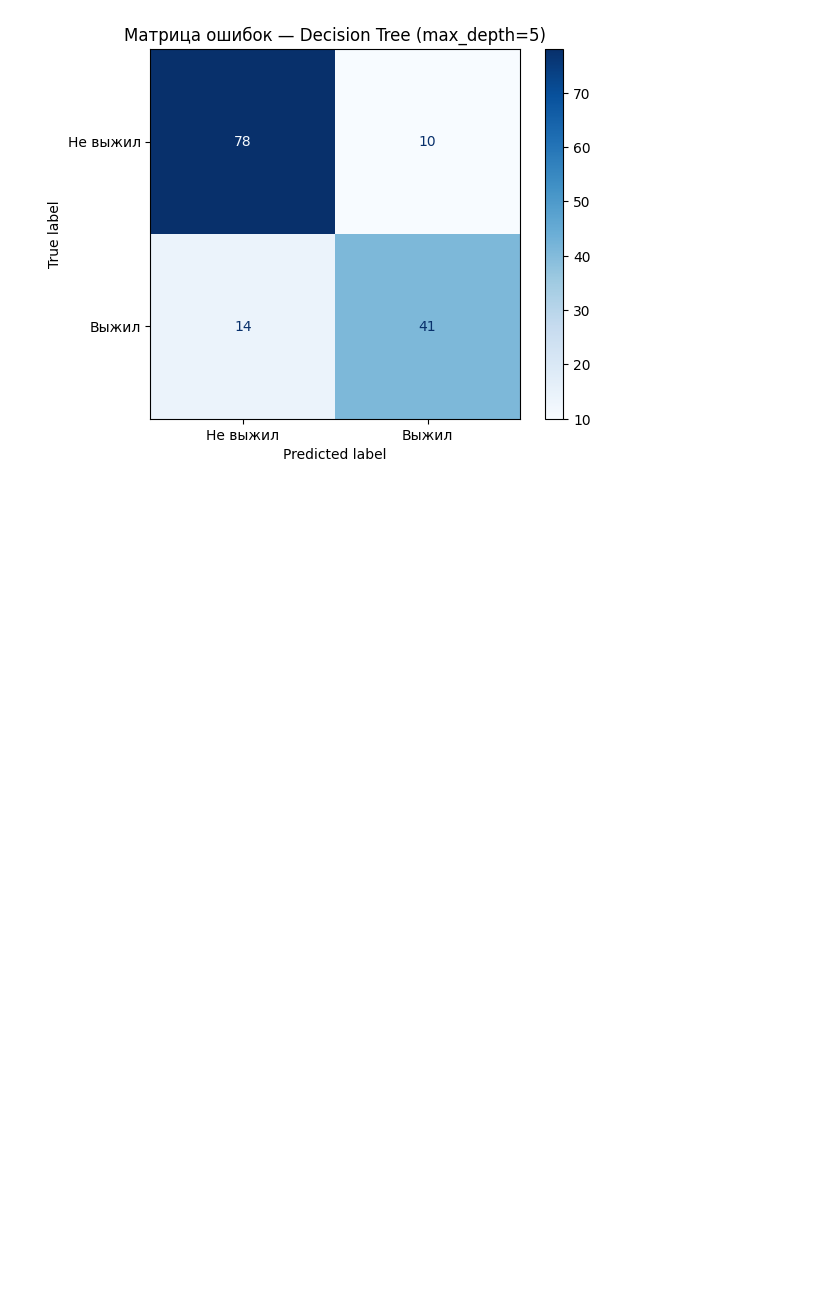
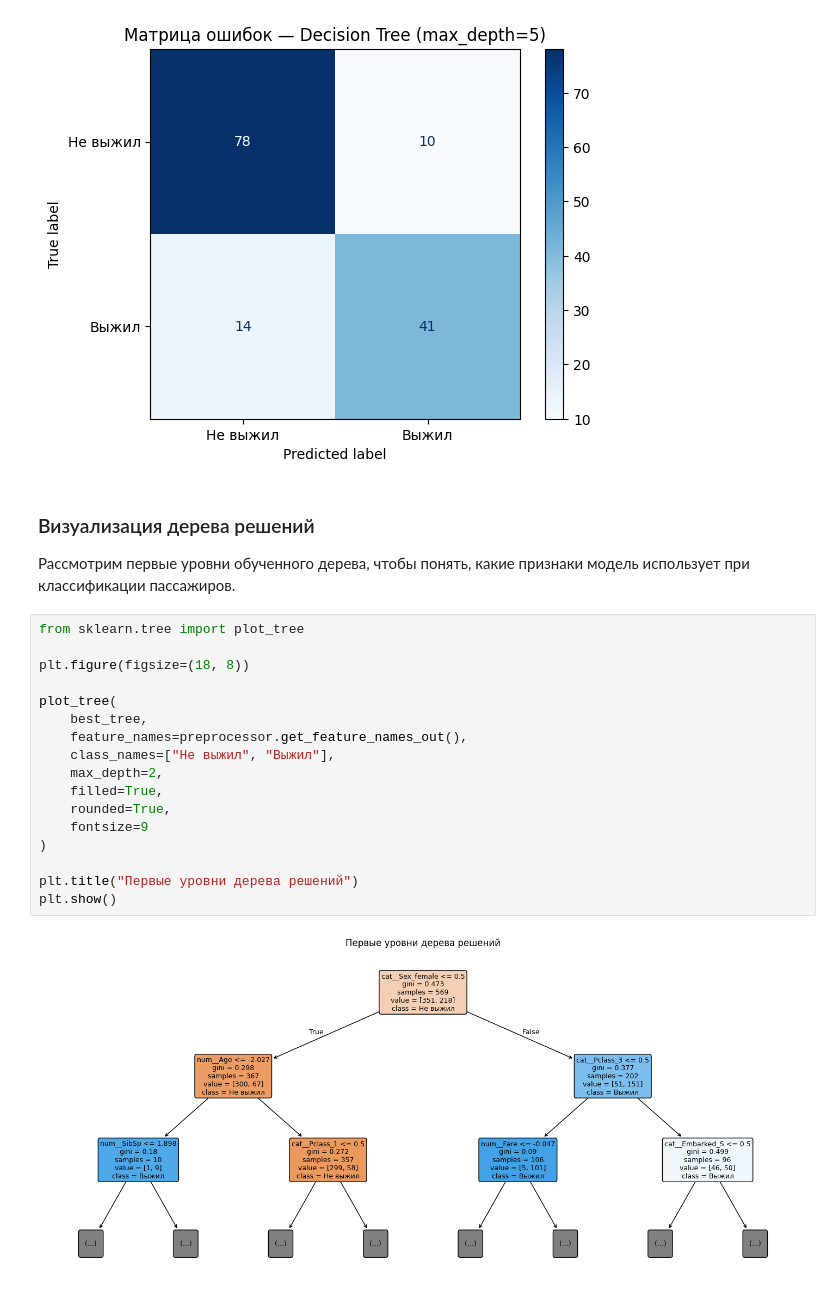
Before and after one commit to stdt106/ml_course_mai, a Jupyter notebook: lab02/lab02.ipynb, the cells around one changed output. Cells and saved outputs as stored; diff of their text form; blank space fills up the shorter version.

Commit message:
Подобрал глубину и визуализировал дерево решений

```diff
--- a/lab02/lab02.ipynb
+++ b/lab02/lab02.ipynb
@@ -388,3 +388,27 @@ Precision: 0.804
 Recall: 0.745
 F1: 0.774
 [figure]
+# %% [markdown]
+
+### Визуализация дерева решений
+
+Рассмотрим первые уровни обученного дерева, чтобы понять, какие признаки модель использует при классификации пассажиров.
+# %%
+from sklearn.tree import plot_tree
+
+plt.figure(figsize=(18, 8))
+
+plot_tree(
+    best_tree,
+    feature_names=preprocessor.get_feature_names_out(),
+    class_names=["Не выжил", "Выжил"],
+    max_depth=2,
+    filled=True,
+    rounded=True,
+    fontsize=9
+)
+
+plt.title("Первые уровни дерева решений")
+plt.show()
+# %% [output]
+[figure, added]
```
Also changed, not shown: parts of 1 cell of this notebook.
